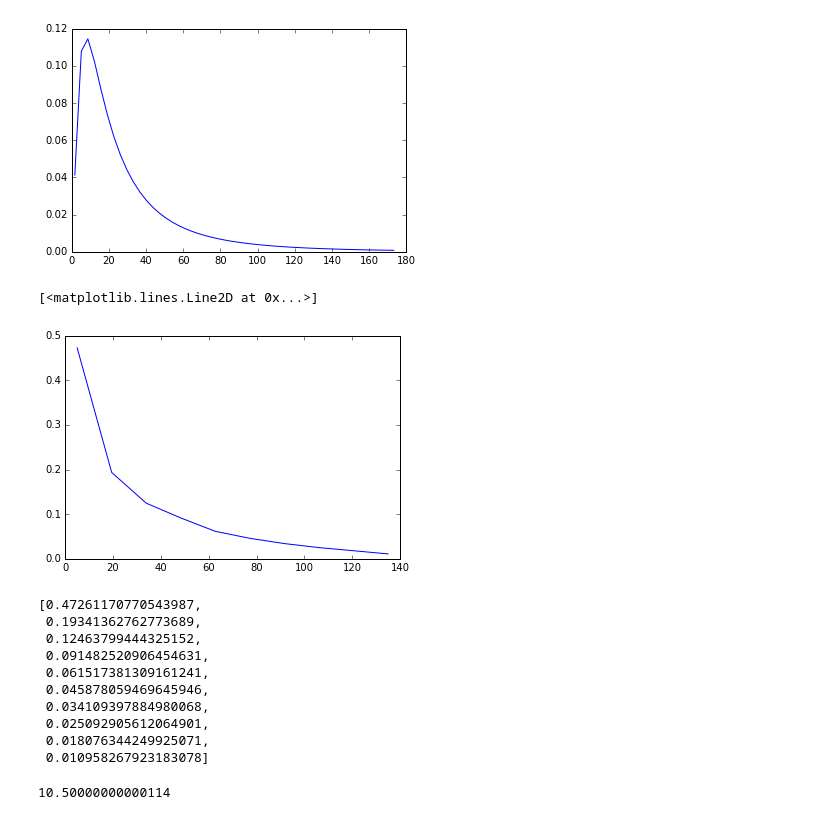
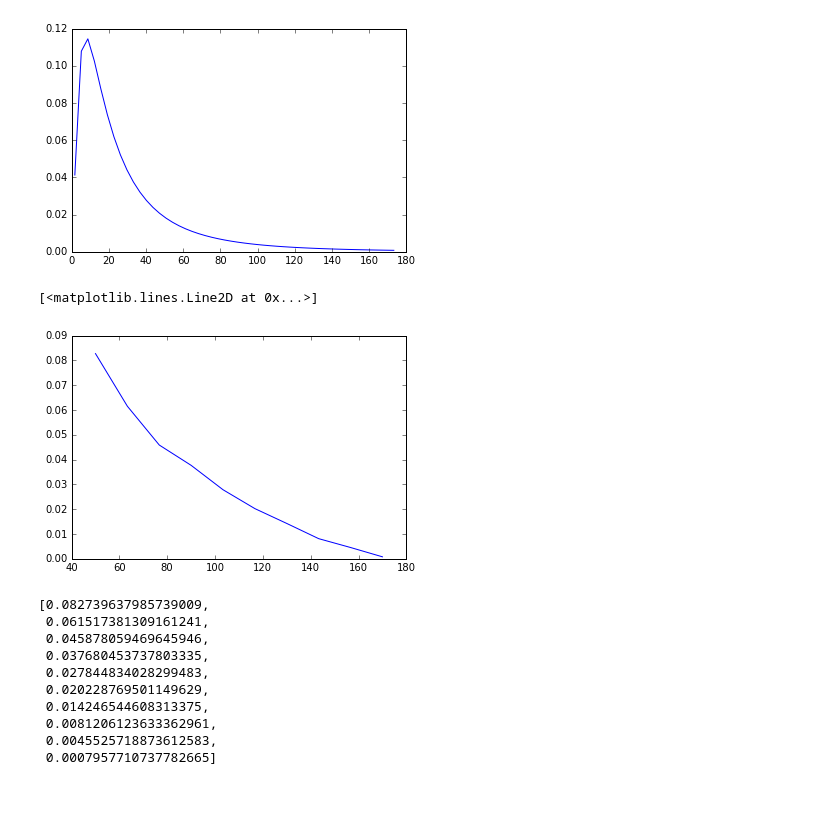
Before and after one commit to rtvt123/QuantEcon.applications, a Jupyter notebook: lake_model/lake_fiscal_policy.ipynb, the cells around one changed output. Drawn from its saved outputs; the diff is of its cells as text; code cells hidden in the pictures.

```diff
--- a/lake_model/lake_fiscal_policy.ipynb
+++ b/lake_model/lake_fiscal_policy.ipynb
@@ -58,7 +58,7 @@ p_vec = pdf / pdf.sum()
 w_vec = (w_vec[1:] + w_vec[:-1])/2
 
 # Levels of unemployment insurance we wish to study
-c_vec = np.linspace(5, 135, 10)
+c_vec = np.linspace(50, 170, 10)
 # %%
 fig, ax = plt.subplots()
 ax.plot(w_vec, p_vec)
@@ -66,10 +66,10 @@ plt.show()
 # %% [output]
 [figure]
 # %%
-def compute_lambda(c, T):
+def compute_optimal_quantities(c, T):
     """
-    Compute the job finding rate given c and T by first computing the
-    reservation wage from the McCall model.
+    Compute the reservation wage, job finding rate and value functions of the workers
+    given c and T.
 
     """
 
@@ -81,30 +81,31 @@ def compute_lambda(c, T):
                      w_vec=w_vec-T, # post tax wages
                      p_vec=p_vec)
 
-    w_bar = compute_reservation_wage(mcm)
+    w_bar, V, U = compute_reservation_wage(mcm, return_values=True)
     lmda = np.sum(p_vec[w_vec > w_bar])
-    return lmda
+    return w_bar, lmda, V, U
 # %%
 fig, ax = plt.subplots()
 lmda_vec = []
 T = 1.0
 for c in c_vec:
-    lmda_vec.append(compute_lambda(c, T))
+    w_bar, lmda, V, U = compute_optimal_quantities(c, T)
+    lmda_vec.append(lmda)
 ax.plot(c_vec, lmda_vec)
 # %% [output]
 [<matplotlib.lines.Line2D at 0x...>]
-[figure, old version]
+[figure, new version]
 # %%
 lmda_vec
 # %% [output]
-[0.47261170770543987,
- 0.19341362762773689,
- 0.12463799444325152,
- 0.091482520906454631,
+[0.082739637985739009,
  0.061517381309161241,
  0.045878059469645946,
- 0.034109397884980068,
- 0.025092905612064901,
- 0.018076344249925071,
- 0.010958267923183078]
+ 0.037680453737803335,
+ 0.027844834028299483,
+ 0.020228769501149629,
+ 0.014246544608313375,
+ 0.0081206123633362961,
+ 0.0045525718873612583,
+ 0.0007957710737782665]
 # %%
@@ -132,10 +140,6 @@ def find_balanced_budget_tax(c):
 
     T = brentq(steady_state_budget, 0.0, 0.9 * c)
     return T
-# %%
-find_balanced_budget_tax(70.0)
-# %% [output]
-10.50000000000114
 # %%
 ## Now step through all c values to be considered.  At each one, find budget
 ## balancing T, and then evaluate welfare, employment and unemployment at this
```
Also changed, not shown: parts of 5 cells of this notebook, 1 other file.
